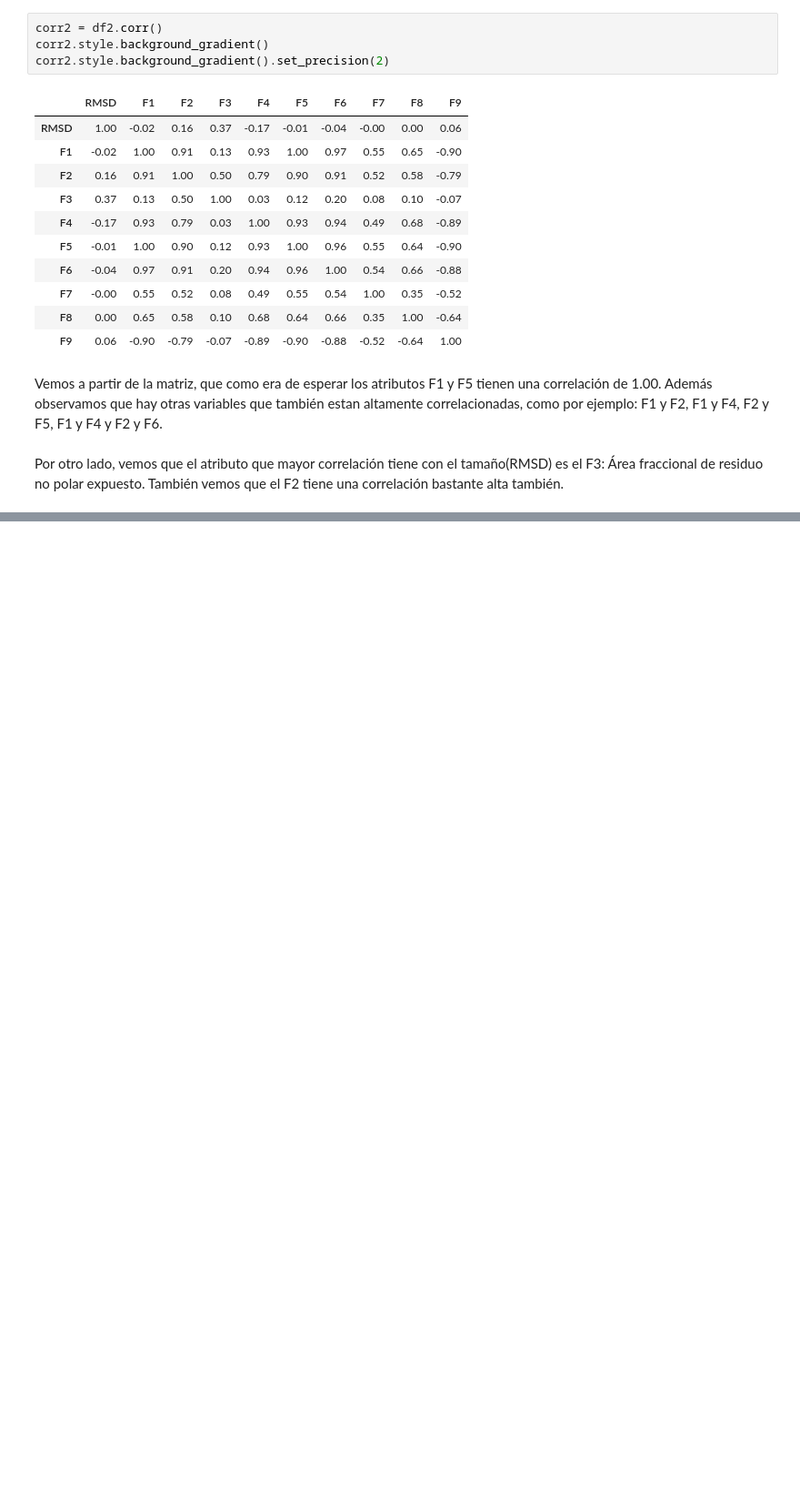
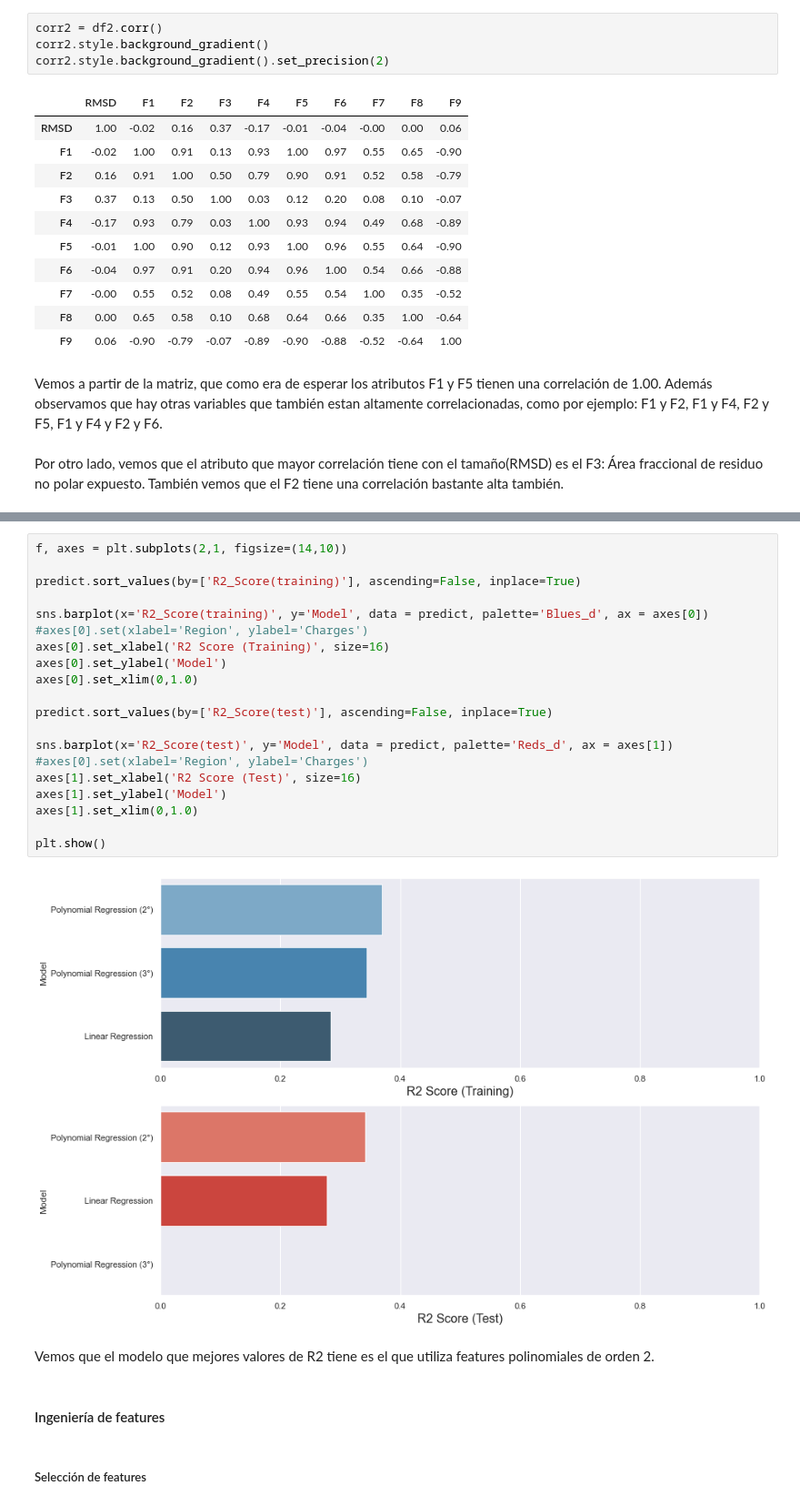
Before and after one commit to valengonzalez8/TP1_Redes_Neuronales, a Jupyter notebook: TP1_RN.ipynb, the cells around one changed output, grey strips where cells are left out. Shown at 91% size. Cells and saved outputs as stored; diff of their text form; blank space fills up the shorter version.

```diff
--- a/TP1_RN.ipynb
+++ b/TP1_RN.ipynb
@@ -418,0 +592,28 @@ strong multicollinearity or other numerical problems.
+# %%
+f, axes = plt.subplots(2,1, figsize=(14,10))
+
+predict.sort_values(by=['R2_Score(training)'], ascending=False, inplace=True)
+
+sns.barplot(x='R2_Score(training)', y='Model', data = predict, palette='Blues_d', ax = axes[0])
+#axes[0].set(xlabel='Region', ylabel='Charges')
+axes[0].set_xlabel('R2 Score (Training)', size=16)
+axes[0].set_ylabel('Model')
+axes[0].set_xlim(0,1.0)
+
+predict.sort_values(by=['R2_Score(test)'], ascending=False, inplace=True)
+
+sns.barplot(x='R2_Score(test)', y='Model', data = predict, palette='Reds_d', ax = axes[1])
+#axes[0].set(xlabel='Region', ylabel='Charges')
+axes[1].set_xlabel('R2 Score (Test)', size=16)
+axes[1].set_ylabel('Model')
+axes[1].set_xlim(0,1.0)
+
+plt.show()
+# %% [output]
+[figure, added]
+# %% [markdown]
+Vemos que el modelo que mejores valores de R2 tiene es el que utiliza features polinomiales de orden 2.
+# %% [markdown]
+#### Ingeniería de features
+# %% [markdown]
+##### Selección de features
```
Also changed, not shown: parts of 71 cells of this notebook.
